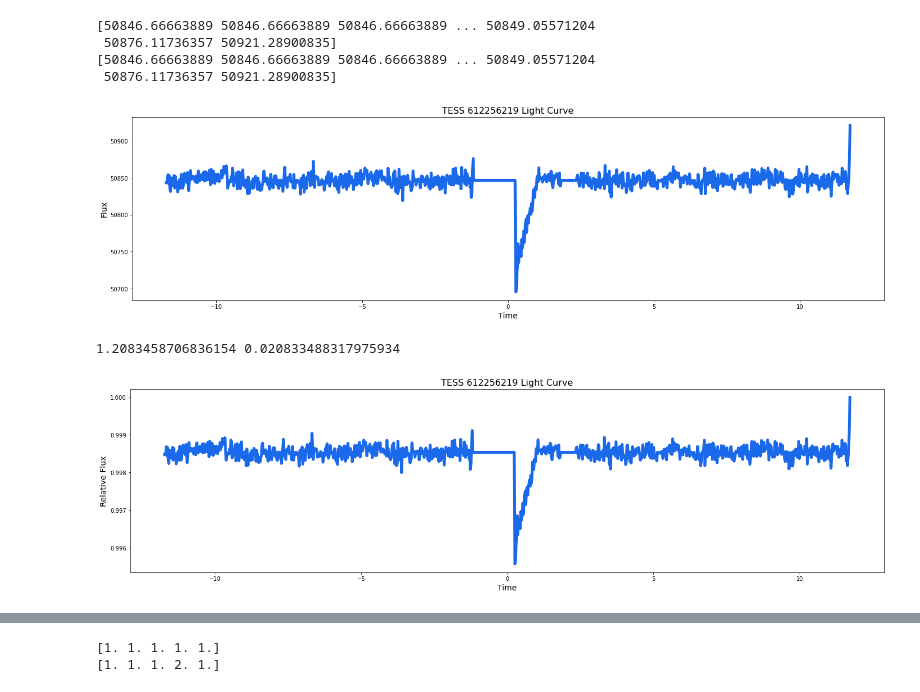
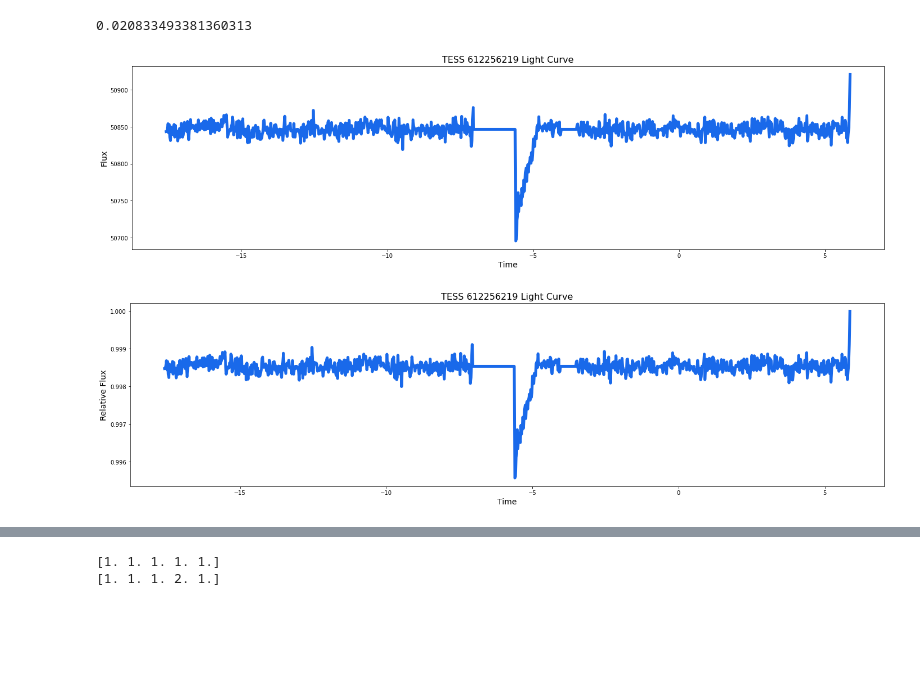
Before and after one commit to joshua-bromley/tessSignalInjection, a Jupyter notebook: lightCurveSums/injectNoise.ipynb, the cells around one changed output, grey strips where cells are left out. Cells and saved outputs as stored; diff of their text form; code cells hidden in the pictures; blank space fills up the shorter version.

```diff
--- a/lightCurveSums/injectNoise.ipynb
+++ b/lightCurveSums/injectNoise.ipynb
@@ -56,38 +84,28 @@ def ebtSumLightCurves(trueLC, genLC): ##Sums a true light curve and a generated
 # %%
-q = data[11]
+q = data[11] #Importing data from the pickle file
 times = data[6]
 lc = data[8]
 medLc = np.median(lc)
-for i in range(len(lc)):
+for i in range(len(lc)): ##Replacing low quality data with the median, it is important that the time array has regular spacing
     if q[i] != 0:
         lc[i] = medLc
 
-cutTimes, cutLc = cutLightCurve(times, lc, 1545, 1600)
-midTime = np.percentile(cutTimes,50)
+cutTimes, cutLc = cutLightCurve(times, lc, 1545, 1600) ##Cut Extraneous Edge Behavior
+midTime = np.percentile(cutTimes,75) ##Set the 0 point at 3/4. Eight Bit Transit centers light curves at 0 so put this where you want to center the transit
+##Tess light curves seem to have a 2 day gap near the center
 cutTimes = cutTimes - midTime
 
-fig, ax = plt.subplots(1,1,figsize=(24,6))
+fig, ax = plt.subplots(1,1,figsize=(24,6))##Plotting
 ax.plot(cutTimes,cutLc,color="#1969ea",ls="-",lw=5)
 plt.xlabel("Time",fontsize=14)
 plt.ylabel("Flux",fontsize=14)
 plt.title(r"TESS 612256219 Light Curve",fontsize=16)
 plt.show()
 # %% [output]
-[50846.66663889 50846.66663889 50846.66663889 ... 50849.05571204
- 50876.11736357 50921.28900835]
-[50846.66663889 50846.66663889 50846.66663889 ... 50849.05571204
- 50876.11736357 50921.28900835]
+0.020833493381360313
-[figure, old version]
+[figure, new version]
-# %%
-dif = []
-for i in range(len(times)):
-    if i != 0:
-        dif.append(times[i] - times[i-1])
-print(max(dif),min(dif))
-# %% [output]
-1.2083458706836154 0.020833488317975934
 # %%
-maxlc = max(cutLc)
+maxlc = max(cutLc)##Normalize Light Curve
 normLc = cutLc/maxlc
 
 fig, ax = plt.subplots(1,1,figsize=(24,6))
@@ -97,4 +115,4 @@ plt.ylabel("Relative Flux",fontsize=14)
 plt.title(r"TESS 612256219 Light Curve",fontsize=16)
 plt.show()
 # %% [output]
-[figure, old version]
+[figure, new version]
```
Also changed, not shown: parts of 8 cells of this notebook, 5 other files.
